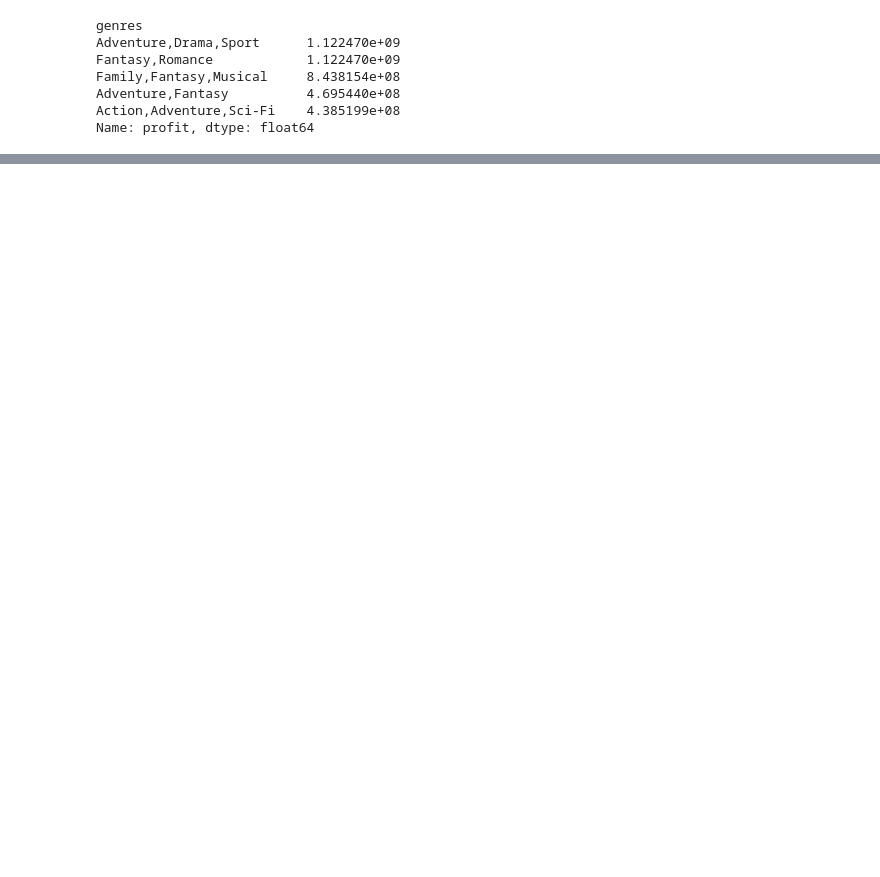
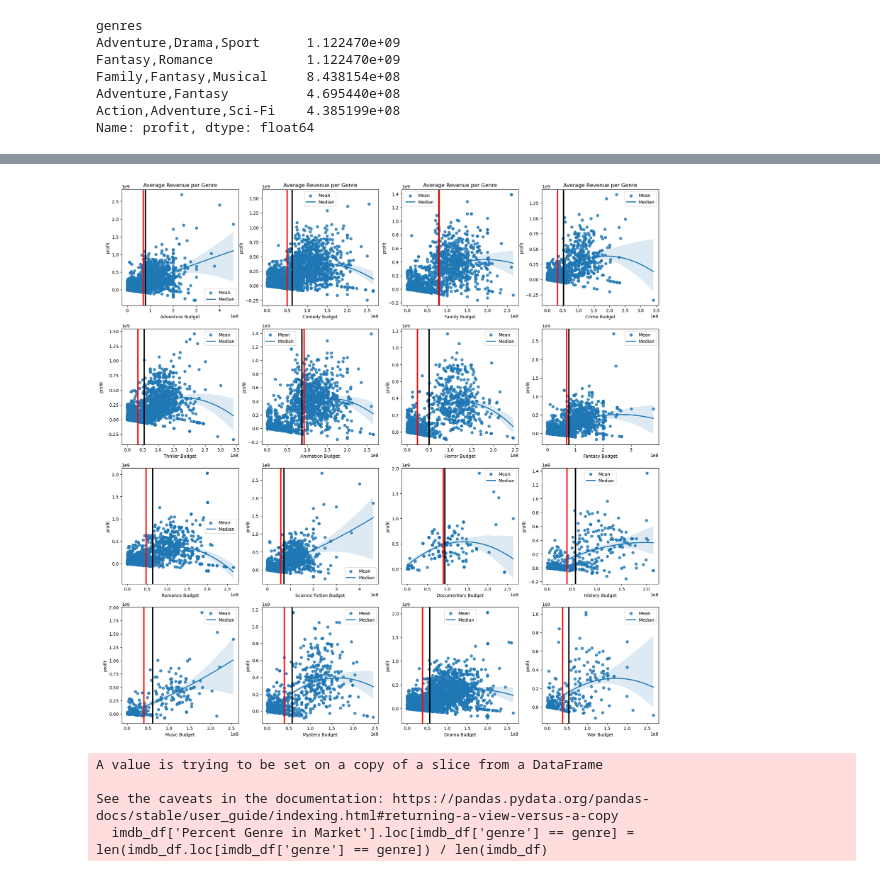
Before and after one commit to Reynch/dsc-phase-2-project-v3, a Jupyter notebook: Reyn.ipynb, the cells around one changed output, grey strips where cells are left out. Cells and saved outputs as stored; diff of their text form; code cells hidden in the pictures; blank space fills up the shorter version.

```diff
--- a/Reyn.ipynb
+++ b/Reyn.ipynb
@@ -338,0 +433,26 @@ for genre in genre_list:
+# %%
+# create a new column
+# for each genre in our clean list above, look at the percent genre in market where the genre column = genre
+# then set that equal to the length of where genre = genre is true divided by total length of dataframe
+
+for genre in clean_list:
+    imdb_movies['Percent Genre in Market'].loc[imdb_movies['genre'] == genre] = len(imdb_movies.loc[imdb_movies['genre'] == genre]) / len(imdb_movies)
+# %%
+fig, axs = plt.subplots(4, 4, figsize=(22, 22))
+y = 0
+x = 0
+
+for genre in genre_list:
+    sns.regplot(data = imdb_df[imdb_df[genre] == True], x = 'budget_x',y = 'profit', ax = axs[math.floor(x),y%4], order =2)
+    axs[math.floor(x),y%4].set_xlabel(genre + ' Budget')
+    axs[math.floor(x),y%4].axvline(x = imdb_df[imdb_df[genre] == True]['budget_x'].mean(), color = 'black', lw = 3)
+    axs[math.floor(x),y%4].axvline(x = imdb_df[imdb_df[genre] == True]['budget_x'].median(), color = 'red', lw = 3)
+    labels = ['Mean', 'Median']
+    axs[math.floor(x),y%4].legend(labels)
+
+    if math.floor(x) == 0:
+        axs[math.floor(x),y%4].set_title('Average Revenue per Genre')
+    y += 1
+    x += .25
+# %% [output]
+[figure, added]
@@ -338,0 +467,12 @@ for genre in genre_list:
+# %%
+# create a new column
+# for each genre in our clean list above, look at the percent genre in market where the genre column = genre
+# then set that equal to the length of where genre = genre is true divided by total length of dataframe
+
+for genre in clean_list:
+    imdb_df['Percent Genre in Market'].loc[imdb_df['genre'] == genre] = len(imdb_df.loc[imdb_df['genre'] == genre]) / len(imdb_df)
+# %% [output]
+A value is trying to be set on a copy of a slice from a DataFrame
+
+See the caveats in the documentation: https://pandas.pydata.org/pandas-docs/stable/user_guide/indexing.html#returning-a-view-versus-a-copy
+  imdb_df['Percent Genre in Market'].loc[imdb_df['genre'] == genre] = len(imdb_df.loc[imdb_df['genre'] == genre]) / len(imdb_df)
```
Also changed, not shown: parts of 24 cells of this notebook, 2 other files.
